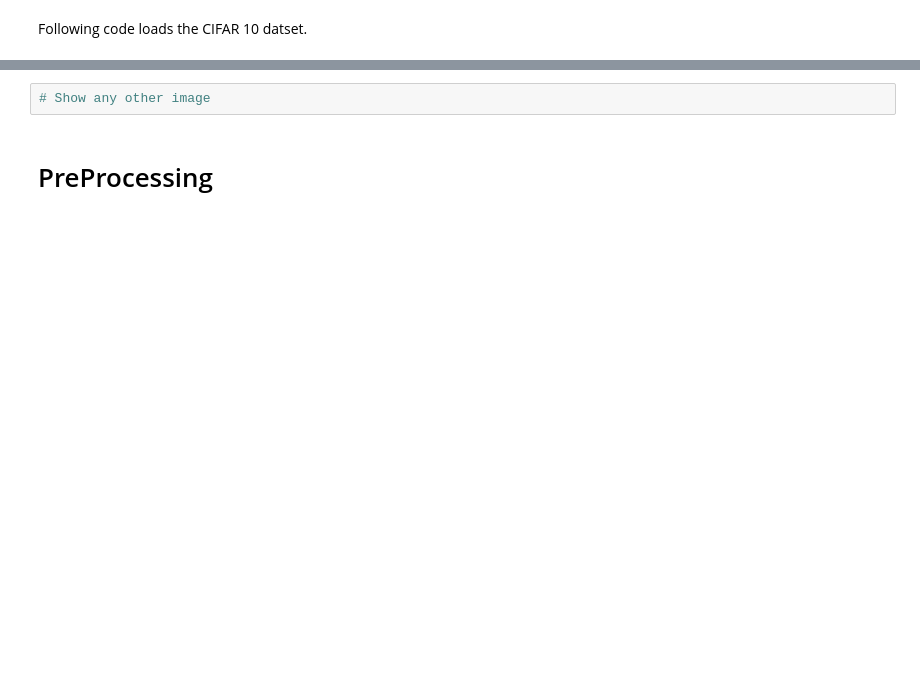
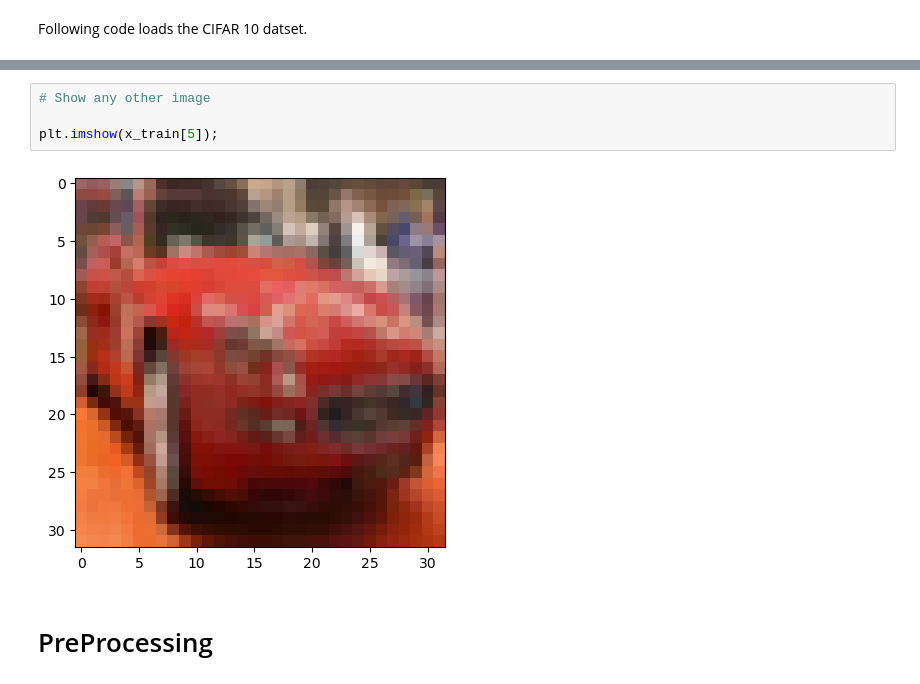
Before and after one commit to atabekdemurtaza/Neural-Computing-and-Deep-Learning-2023-MOD006568-TRI2-F01CAM-, a Jupyter notebook: week-5/Week_5_Convolution_Neural_Network-2.ipynb, the cells around one changed output, grey strips where cells are left out. Cells and saved outputs as stored; diff of their text form; blank space fills up the shorter version.

```diff
--- a/week-5/Week_5_Convolution_Neural_Network-2.ipynb
+++ b/week-5/Week_5_Convolution_Neural_Network-2.ipynb
@@ -38,5 +54,9 @@ Downloading data from https://www.cs.toronto.edu/~kriz/cifar-10-python.tar.gz
 # %%
 # Show any other image
+
+plt.imshow(x_train[5]);
+# %% [output]
+[figure, added]
 # %% [markdown]
 # PreProcessing
 # %%
```
Also changed, not shown: parts of 34 cells of this notebook, 4 other files.
